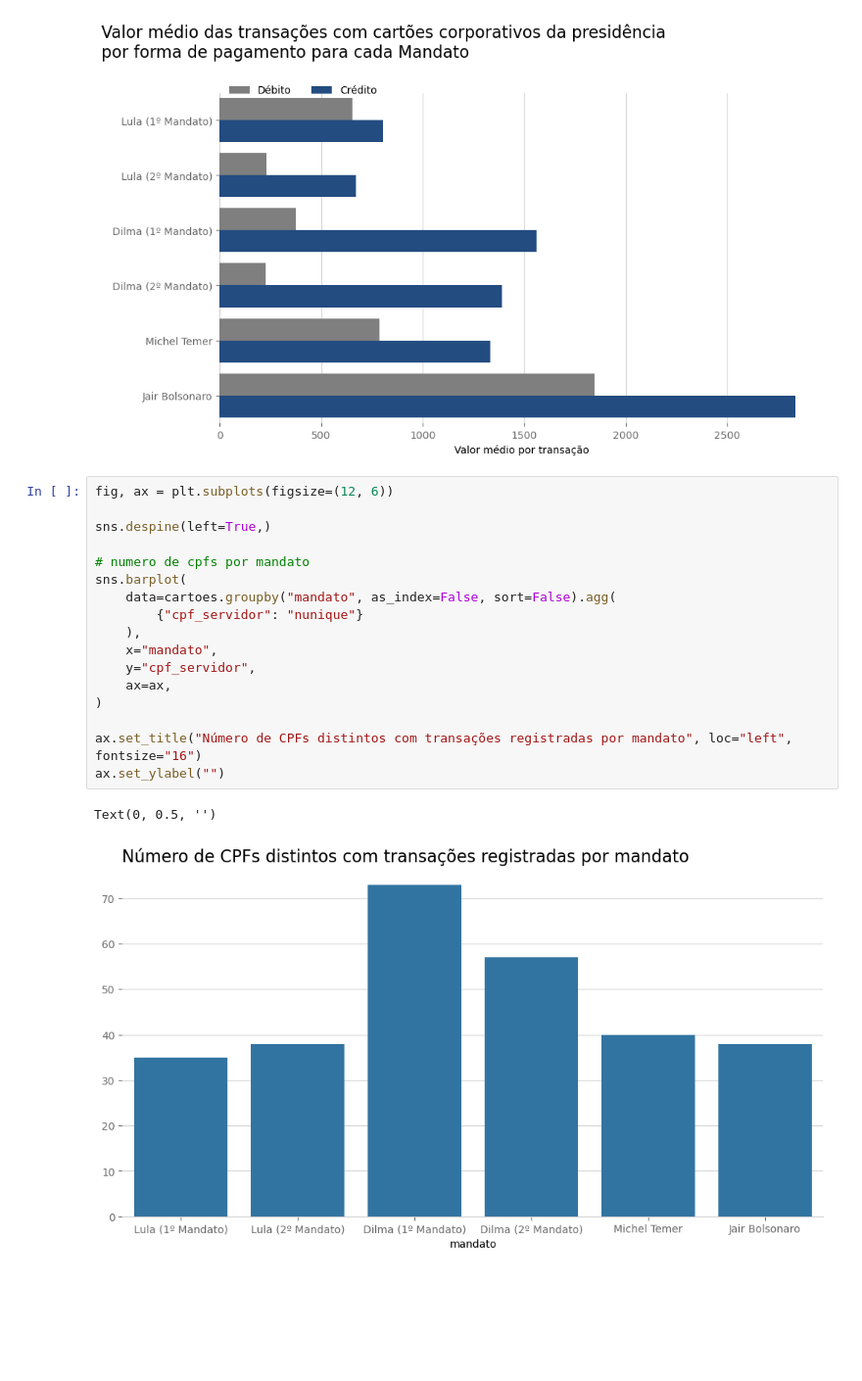
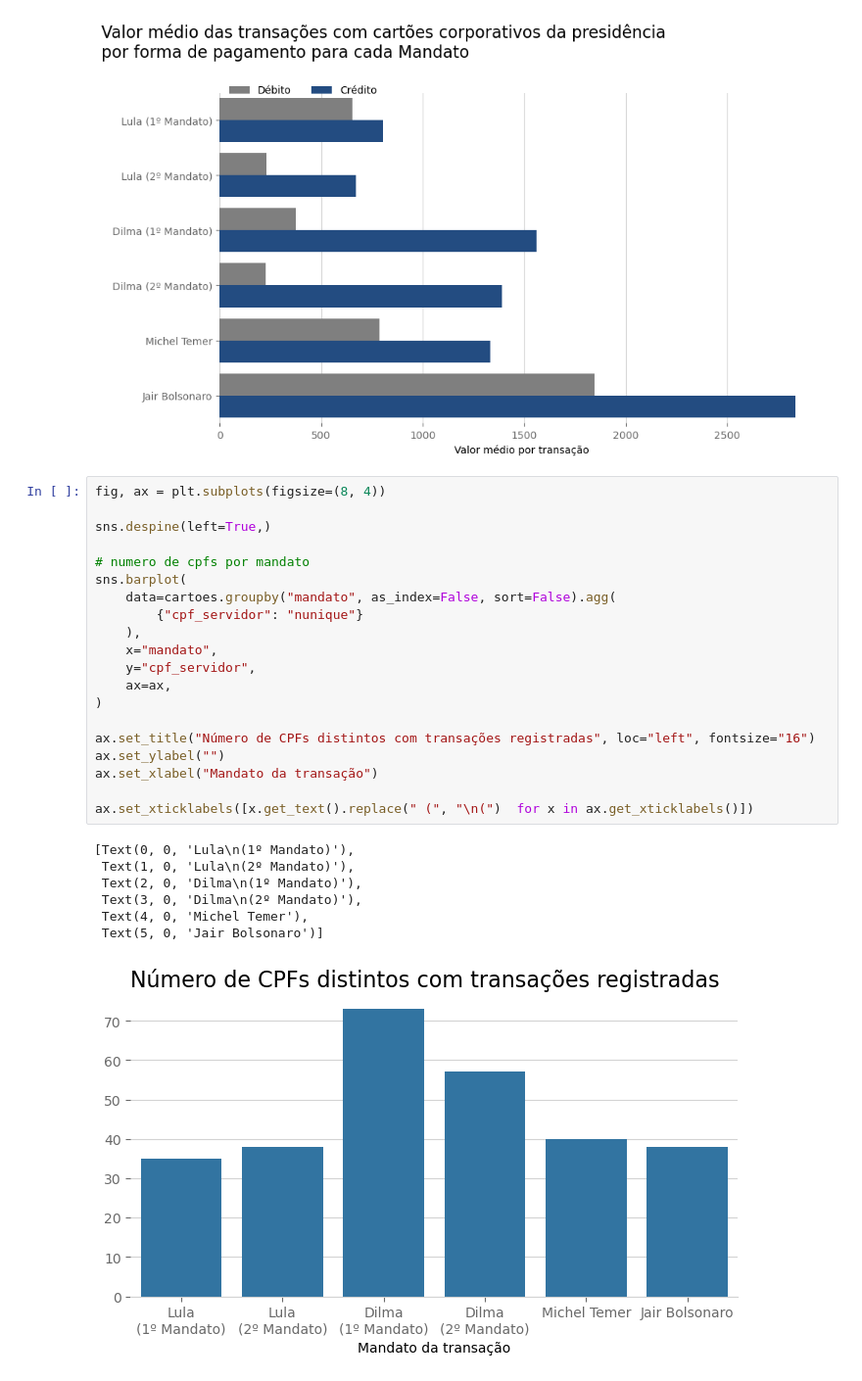
Before and after one commit to lthevenard/curso_prog, a Jupyter notebook: assets/_hidden/aula3.ipynb, the cells around one changed output. Shown at 98% size. Saved outputs shown, nothing was run; the diff lists cells and outputs as text; blank space fills up the shorter version.

```diff
--- a/assets/_hidden/aula3.ipynb
+++ b/assets/_hidden/aula3.ipynb
@@ -323,22 +321,30 @@ plt.show()
 # %% [output]
 [figure]
 # %%
-fig, ax = plt.subplots(figsize=(12, 6))
+fig, ax = plt.subplots(figsize=(8, 4))
 
 sns.despine(left=True,)
 
 # numero de cpfs por mandato
 sns.barplot(
     data=cartoes.groupby("mandato", as_index=False, sort=False).agg(
         {"cpf_servidor": "nunique"}
     ),
     x="mandato",
     y="cpf_servidor",
     ax=ax,
 )
 
-ax.set_title("Número de CPFs distintos com transações registradas por mandato", loc="left", fontsize="16")
+ax.set_title("Número de CPFs distintos com transações registradas", loc="left", fontsize="16")
 ax.set_ylabel("")
+ax.set_xlabel("Mandato da transação")
+
+ax.set_xticklabels([x.get_text().replace(" (", "\n(")  for x in ax.get_xticklabels()])
 # %% [output]
-Text(0, 0.5, '')
+[Text(0, 0, 'Lula\n(1º Mandato)'),
+ Text(1, 0, 'Lula\n(2º Mandato)'),
+ Text(2, 0, 'Dilma\n(1º Mandato)'),
+ Text(3, 0, 'Dilma\n(2º Mandato)'),
+ Text(4, 0, 'Michel Temer'),
+ Text(5, 0, 'Jair Bolsonaro')]
-[figure, old version]
+[figure, new version]
```
Also changed, not shown: parts of 4 cells of this notebook, 13 other files.
